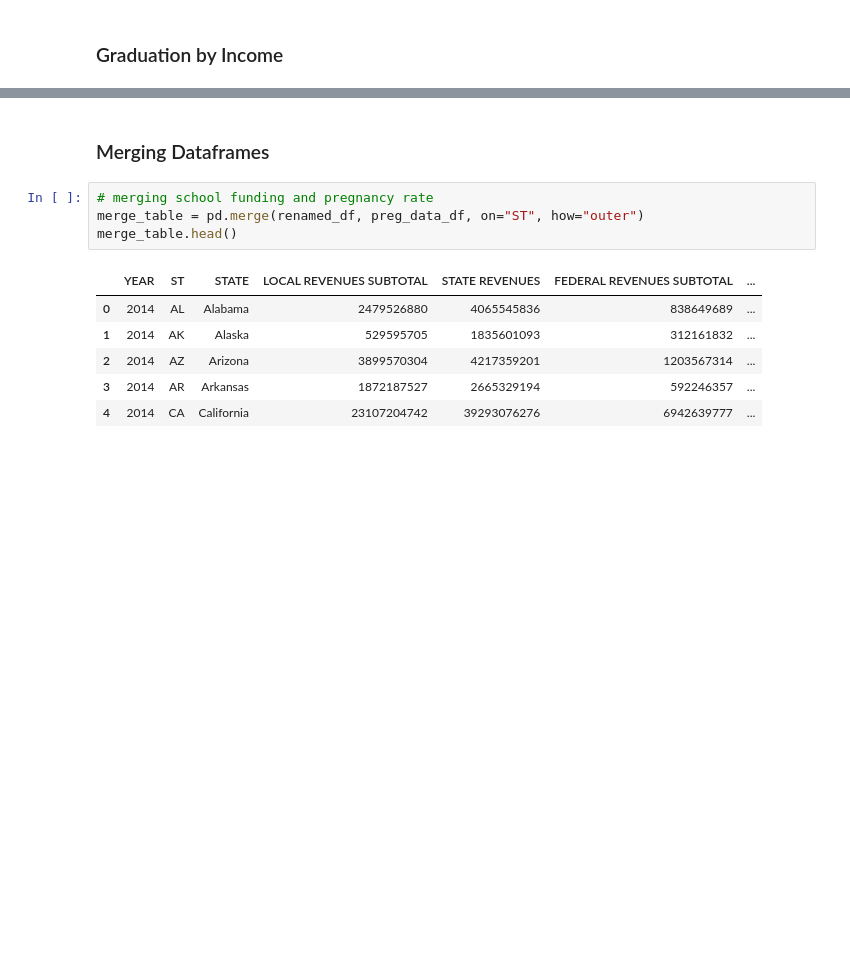
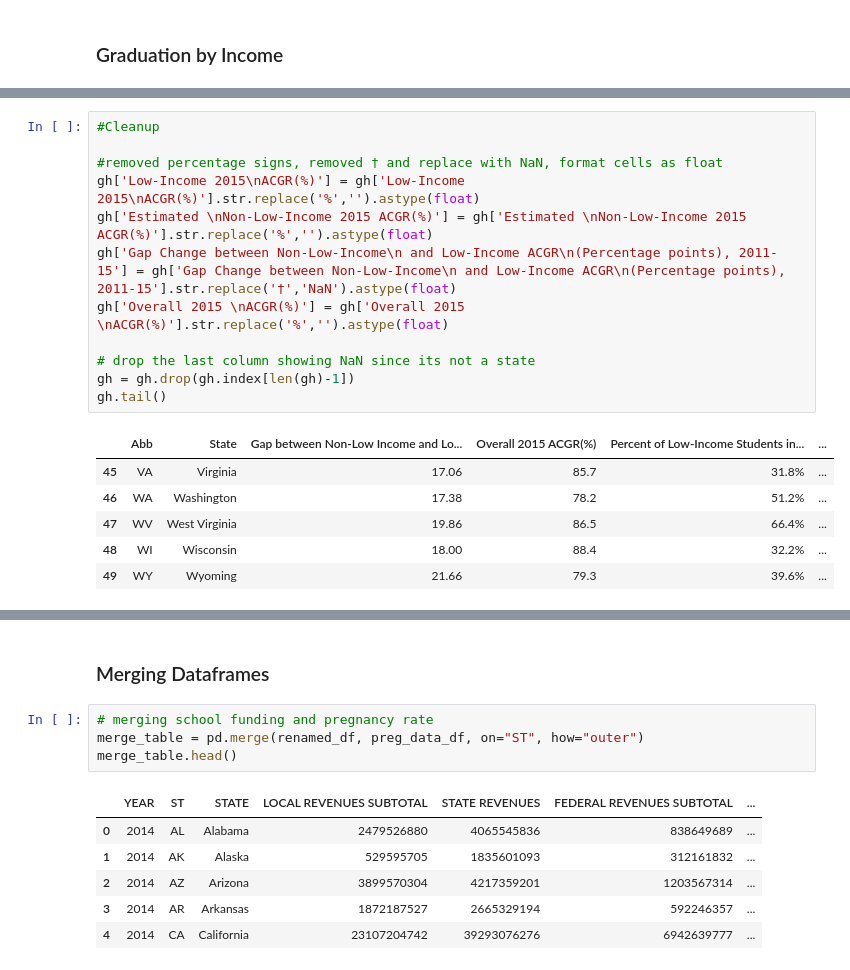
Before and after one commit to jelizalo/project-one, a Jupyter notebook: ProjectMaster.ipynb, the cells around one changed output, grey strips where cells are left out. Drawn from its saved outputs; the diff is of its cells as text; blank space fills up the shorter version.

```diff
--- a/ProjectMaster.ipynb
+++ b/ProjectMaster.ipynb
@@ -267,0 +298,19 @@ df.head()
+# %%
+#Cleanup
+
+#removed percentage signs, removed † and replace with NaN, format cells as float
+gh['Low-Income 2015\nACGR(%)'] = gh['Low-Income 2015\nACGR(%)'].str.replace('%','').astype(float)
+gh['Estimated \nNon-Low-Income 2015 ACGR(%)'] = gh['Estimated \nNon-Low-Income 2015 ACGR(%)'].str.replace('%','').astype(float)
+gh['Gap Change between Non-Low-Income\n and Low-Income ACGR\n(Percentage points), 2011-15'] = gh['Gap Change between Non-Low-Income\n and Low-Income ACGR\n(Percentage points), 2011-15'].str.replace('†','NaN').astype(float)
+gh['Overall 2015 \nACGR(%)'] = gh['Overall 2015 \nACGR(%)'].str.replace('%','').astype(float)
+
+# drop the last column showing NaN since its not a state
+gh = gh.drop(gh.index[len(gh)-1])
+gh.tail()
+# %% [output]
+|  | Abb | State | Gap between Non-Low Income and Lo... | Overall 2015 ACGR(%) | Percent of Low-Income Students in... | ... |
+| 45 | VA | Virginia | 17.06 | 85.7 | 31.8% | ... |
+| 46 | WA | Washington | 17.38 | 78.2 | 51.2% | ... |
+| 47 | WV | West Virginia | 19.86 | 86.5 | 66.4% | ... |
+| 48 | WI | Wisconsin | 18.00 | 88.4 | 32.2% | ... |
+| 49 | WY | Wyoming | 21.66 | 79.3 | 39.6% | ... |
```
Also changed, not shown: parts of 30 cells of this notebook.
